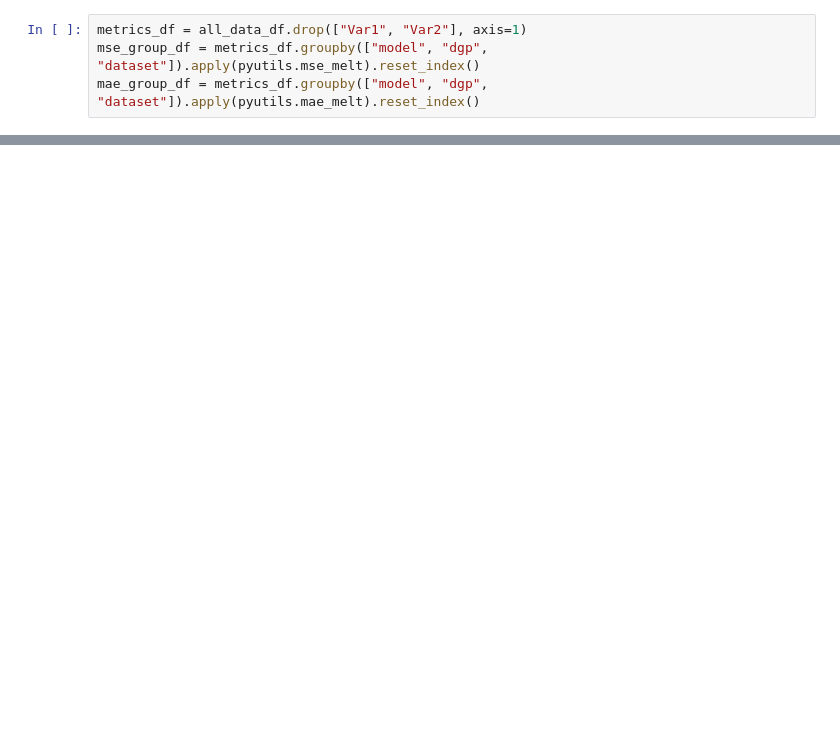
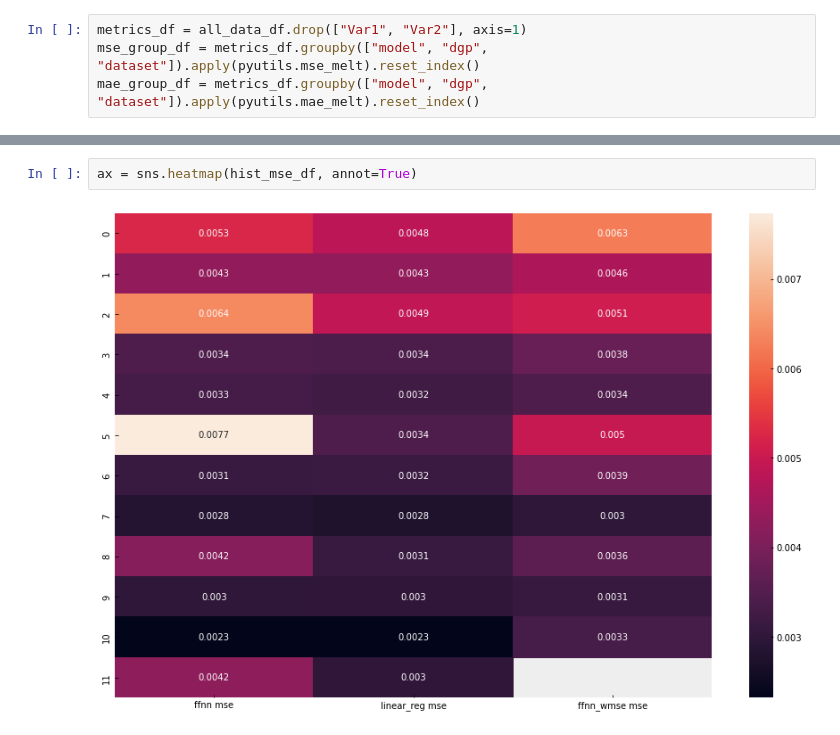
Before and after one commit to dcuoliveira/NN-VAR-Cov-Pred, a Jupyter notebook: src/results_report.ipynb, the cells around one changed output, grey strips where cells are left out. Drawn from its saved outputs; the diff is of its cells as text; blank space fills up the shorter version.

```diff
--- a/src/results_report.ipynb
+++ b/src/results_report.ipynb
@@ -147 +158,5 @@ Text(0.5, 1.0, 'MSE of the OOS forecast for each test simulation')
+# %%
+ax = sns.heatmap(hist_mse_df, annot=True)
+# %% [output]
+[figure, added]
 # %% [markdown]
```
Also changed, not shown: parts of 37 cells of this notebook.
